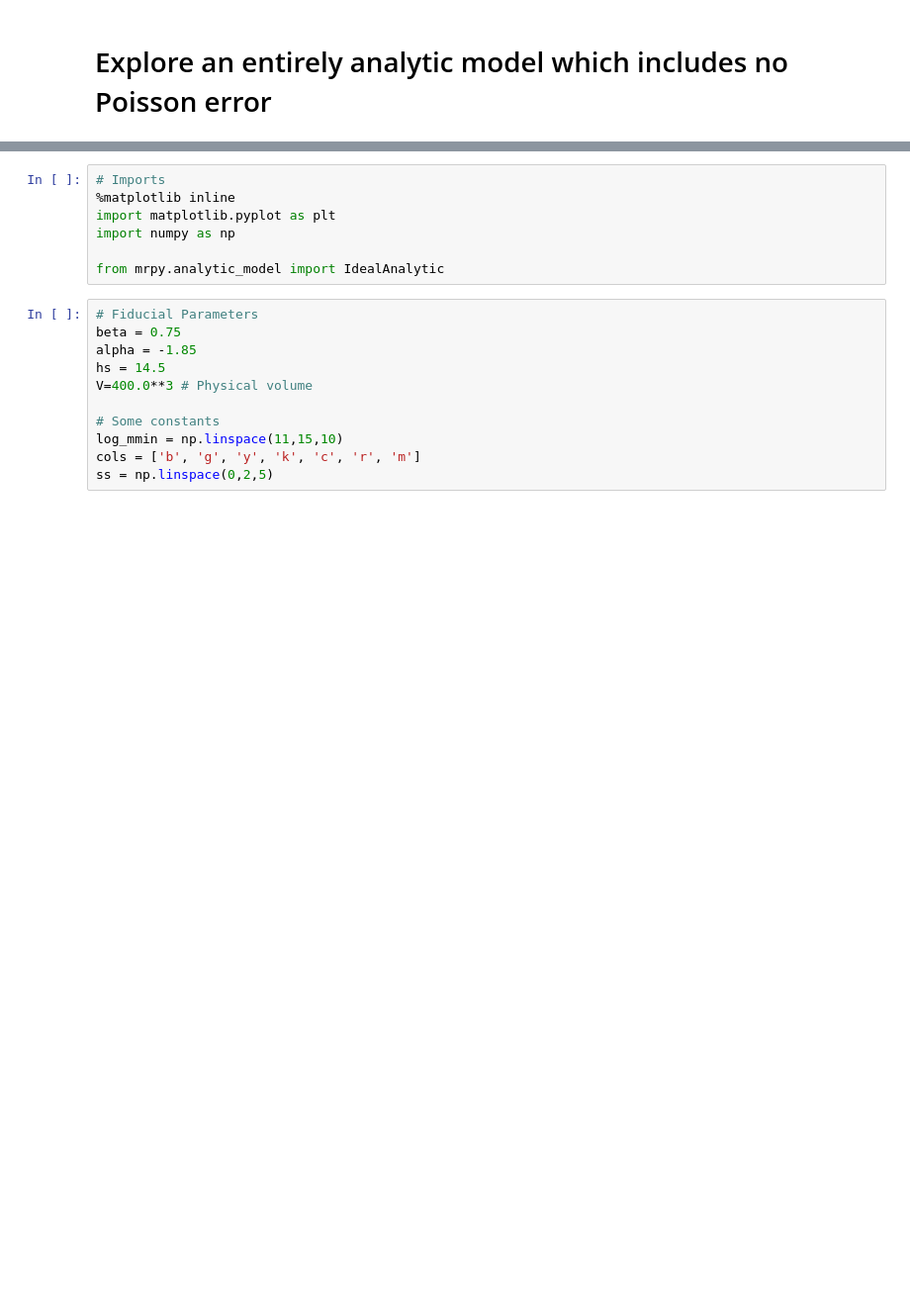
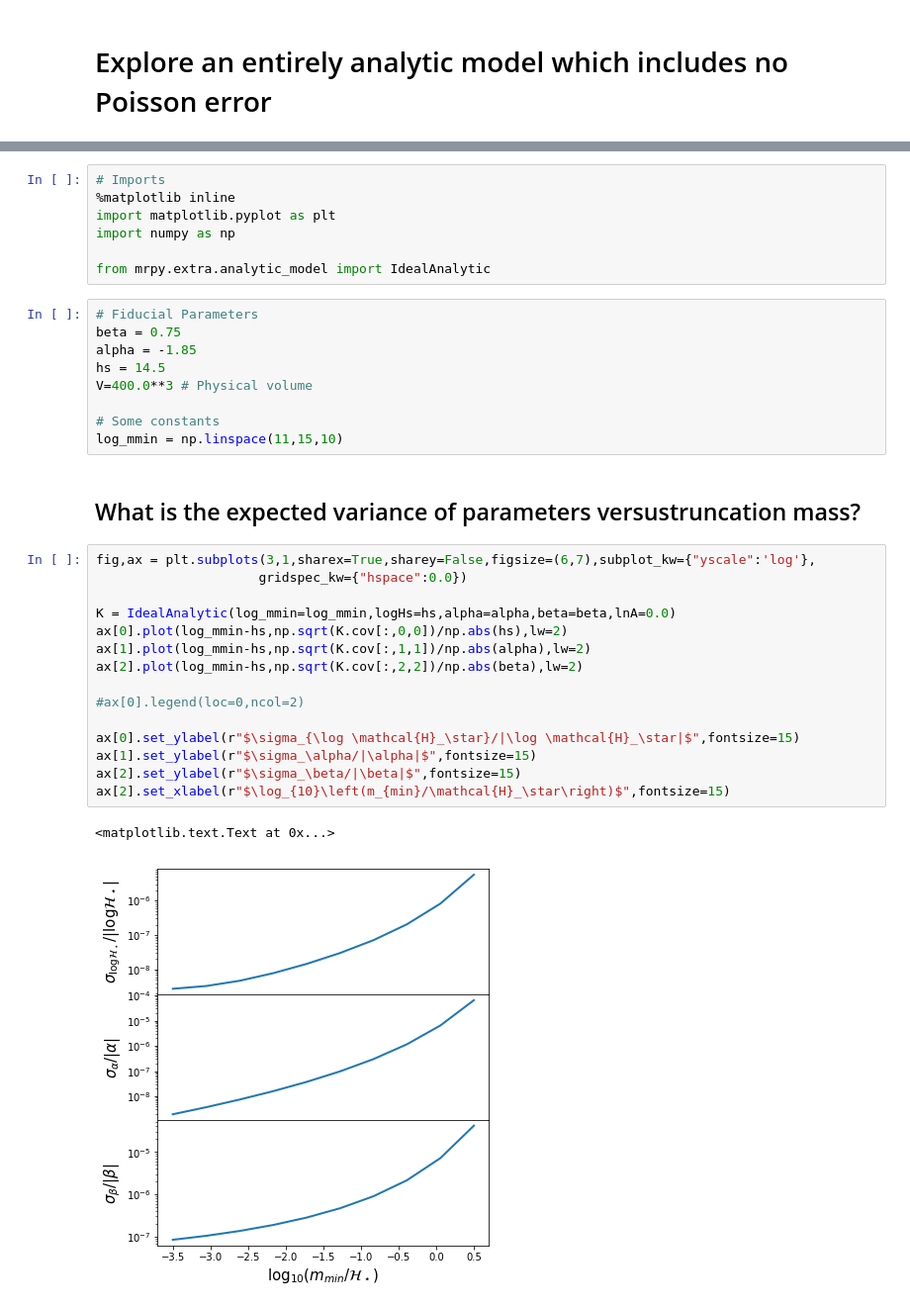
Before and after one commit to steven-murray/mrpy, a Jupyter notebook: docs/examples/explore_analytic_model.ipynb, the cells around one changed output, grey strips where cells are left out. Shown at 99% size. Cells and saved outputs as stored; diff of their text form; blank space fills up the shorter version.

```diff
--- a/docs/examples/explore_analytic_model.ipynb
+++ b/docs/examples/explore_analytic_model.ipynb
@@ -10,7 +10,7 @@ The whole framework of this problem has already been implemented in ``mrpy.analy
 import matplotlib.pyplot as plt
 import numpy as np
 
-from mrpy.analytic_model import IdealAnalytic
+from mrpy.extra.analytic_model import IdealAnalytic
 # %%
 # Fiducial Parameters
 beta = 0.75
@@ -20,6 +20,24 @@ V=400.0**3 # Physical volume
 
 # Some constants
 log_mmin = np.linspace(11,15,10)
-cols = ['b', 'g', 'y', 'k', 'c', 'r', 'm']
-ss = np.linspace(0,2,5)
+# %% [markdown]
+## What is the expected variance of parameters versustruncation mass?
+# %%
+fig,ax = plt.subplots(3,1,sharex=True,sharey=False,figsize=(6,7),subplot_kw={"yscale":'log'},
+                     gridspec_kw={"hspace":0.0})
+
+K = IdealAnalytic(log_mmin=log_mmin,logHs=hs,alpha=alpha,beta=beta,lnA=0.0)
+ax[0].plot(log_mmin-hs,np.sqrt(K.cov[:,0,0])/np.abs(hs),lw=2)
+ax[1].plot(log_mmin-hs,np.sqrt(K.cov[:,1,1])/np.abs(alpha),lw=2)
+ax[2].plot(log_mmin-hs,np.sqrt(K.cov[:,2,2])/np.abs(beta),lw=2)
+
+#ax[0].legend(loc=0,ncol=2)
+
+ax[0].set_ylabel(r"$\sigma_{\log \mathcal{H}_\star}/|\log \mathcal{H}_\star|$",fontsize=15)
+ax[1].set_ylabel(r"$\sigma_\alpha/|\alpha|$",fontsize=15)
+ax[2].set_ylabel(r"$\sigma_\beta/|\beta|$",fontsize=15)
+ax[2].set_xlabel(r"$\log_{10}\left(m_{min}/\mathcal{H}_\star\right)$",fontsize=15)
+# %% [output]
+<matplotlib.text.Text at 0x...>
+[figure, added]
 # %% [markdown]
```
Also changed, not shown: parts of 5 cells of this notebook, 12 other files.
